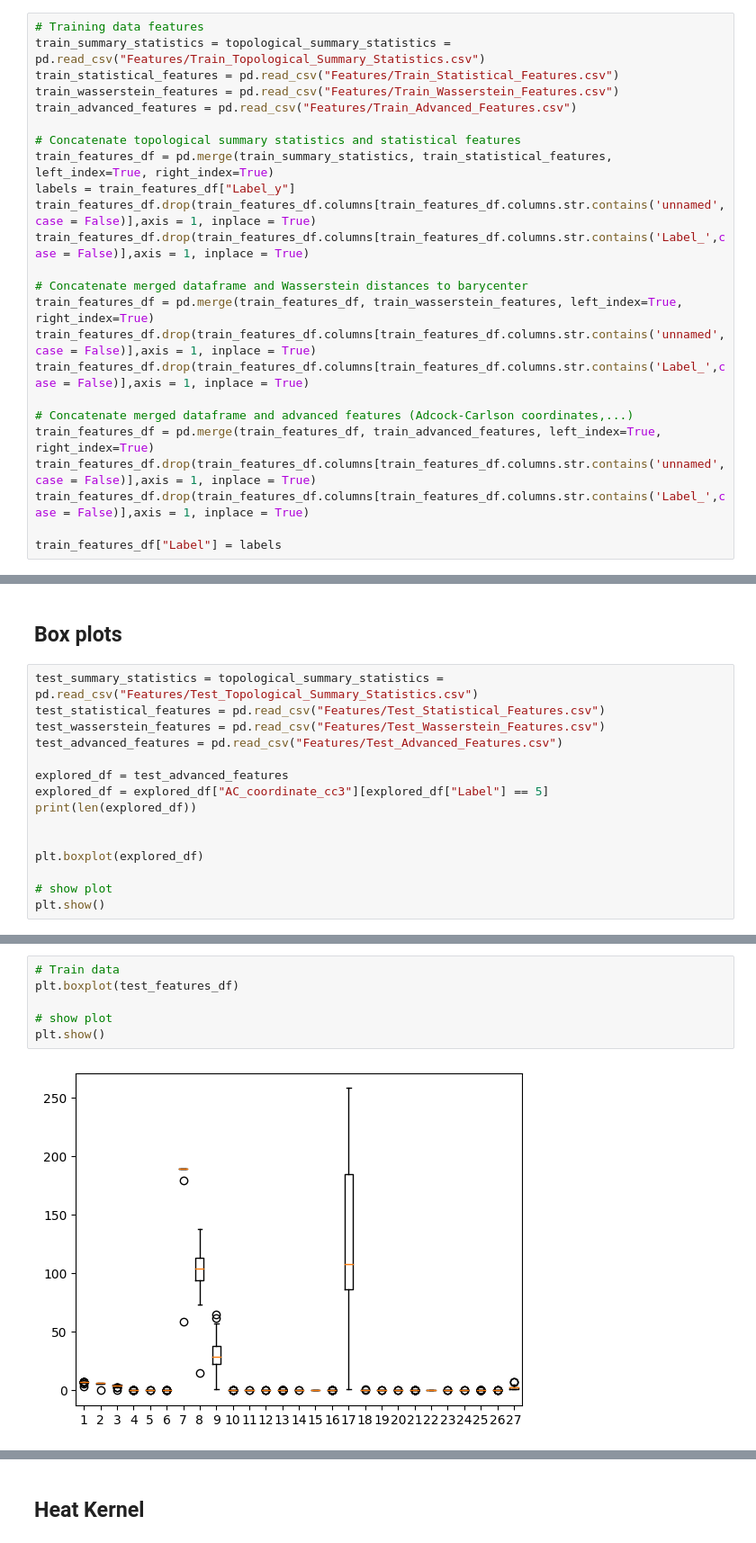
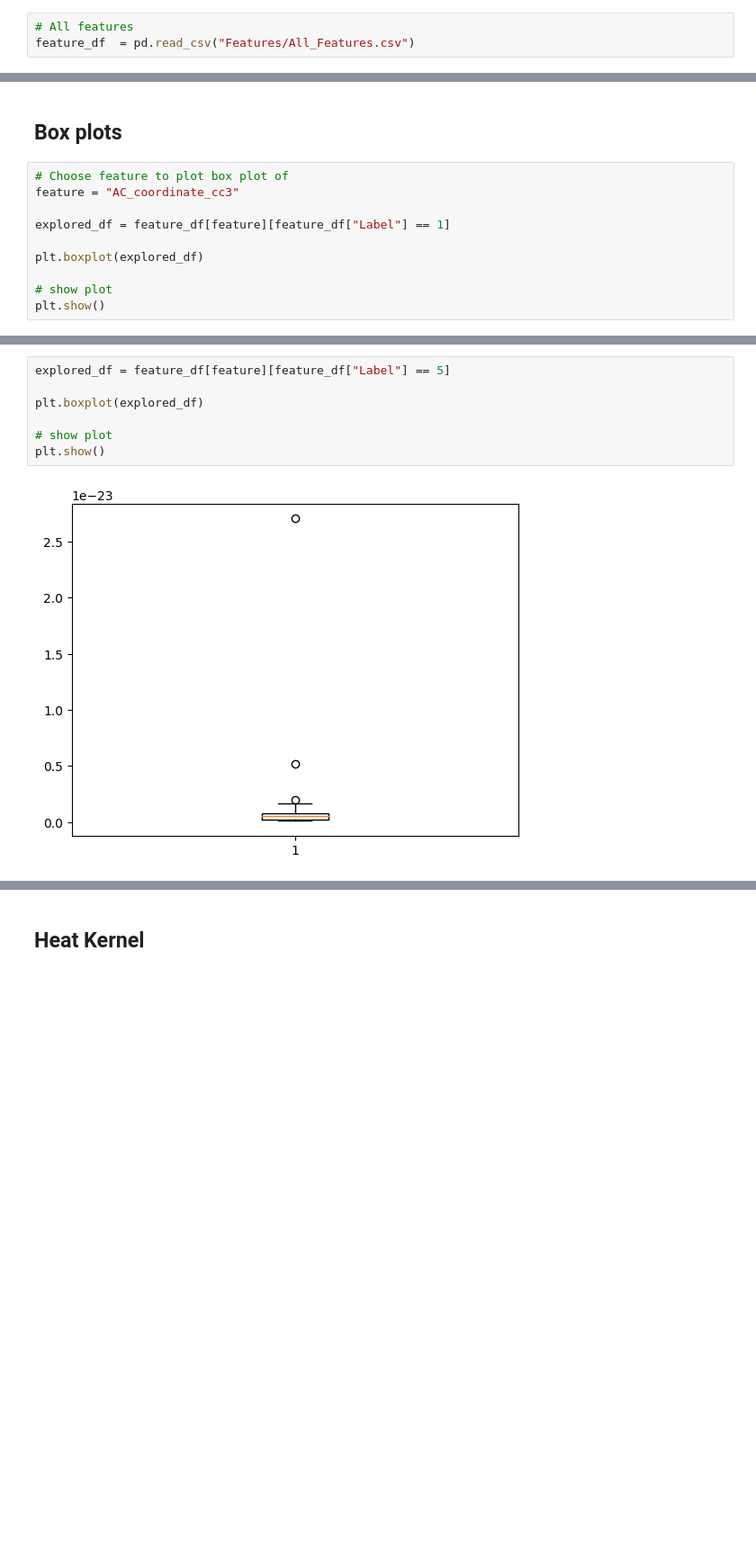
Before and after one commit to peppey/Topological-Data-Analysis-on-Brain-Data, a Jupyter notebook: EEG_Data_Analysis/Data_Exploration.ipynb, the cells around one changed output, grey strips where cells are left out. Shown at 90% size. Drawn from its saved outputs; the diff is of its cells as text; blank space fills up the shorter version.

```diff
--- a/EEG_Data_Analysis/Data_Exploration.ipynb
+++ b/EEG_Data_Analysis/Data_Exploration.ipynb
@@ -13,24 +14,3 @@ import matplotlib.pyplot as plt
 # %%
-# Training data features
-train_summary_statistics = topological_summary_statistics = pd.read_csv("Features/Train_Topological_Summary_Statistics.csv")
-train_statistical_features = pd.read_csv("Features/Train_Statistical_Features.csv")
-train_wasserstein_features = pd.read_csv("Features/Train_Wasserstein_Features.csv")
-train_advanced_features = pd.read_csv("Features/Train_Advanced_Features.csv")
-
-# Concatenate topological summary statistics and statistical features
-train_features_df = pd.merge(train_summary_statistics, train_statistical_features, left_index=True, right_index=True)
-labels = train_features_df["Label_y"]
-train_features_df.drop(train_features_df.columns[train_features_df.columns.str.contains('unnamed',case = False)],axis = 1, inplace = True)
-train_features_df.drop(train_features_df.columns[train_features_df.columns.str.contains('Label_',case = False)],axis = 1, inplace = True)
-
-# Concatenate merged dataframe and Wasserstein distances to barycenter
-train_features_df = pd.merge(train_features_df, train_wasserstein_features, left_index=True, right_index=True)
-train_features_df.drop(train_features_df.columns[train_features_df.columns.str.contains('unnamed',case = False)],axis = 1, inplace = True)
-train_features_df.drop(train_features_df.columns[train_features_df.columns.str.contains('Label_',case = False)],axis = 1, inplace = True)
-
-# Concatenate merged dataframe and advanced features (Adcock-Carlson coordinates,...)
-train_features_df = pd.merge(train_features_df, train_advanced_features, left_index=True, right_index=True)
-train_features_df.drop(train_features_df.columns[train_features_df.columns.str.contains('unnamed',case = False)],axis = 1, inplace = True)
-train_features_df.drop(train_features_df.columns[train_features_df.columns.str.contains('Label_',case = False)],axis = 1, inplace = True)
-
-train_features_df["Label"] = labels
+# All features
+feature_df  = pd.read_csv("Features/All_Features.csv")
@@ -92,15 +39,10 @@ test_short_persistence_diagrams_label_7 = np.load("Embeddings_and_Persistence_Di
 # %% [markdown]
 ## Box plots
 # %%
-test_summary_statistics = topological_summary_statistics = pd.read_csv("Features/Test_Topological_Summary_Statistics.csv")
-test_statistical_features = pd.read_csv("Features/Test_Statistical_Features.csv")
-test_wasserstein_features = pd.read_csv("Features/Test_Wasserstein_Features.csv")
-test_advanced_features = pd.read_csv("Features/Test_Advanced_Features.csv")
+# Choose feature to plot box plot of
+feature = "AC_coordinate_cc3"
 
-explored_df = test_advanced_features
-explored_df = explored_df["AC_coordinate_cc3"][explored_df["Label"] == 5]
-print(len(explored_df))
-
+explored_df = feature_df[feature][feature_df["Label"] == 1]
 
 plt.boxplot(explored_df)
 
@@ -132,8 +62,9 @@ plt.show()
 # %%
-# Train data
-plt.boxplot(test_features_df)
+explored_df = feature_df[feature][feature_df["Label"] == 5]
+
+plt.boxplot(explored_df)
 
 # show plot
 plt.show()
 # %% [output]
-[figure, old version]
+[figure, new version]
```
Also changed, not shown: parts of 27 cells of this notebook, 1 other file.
